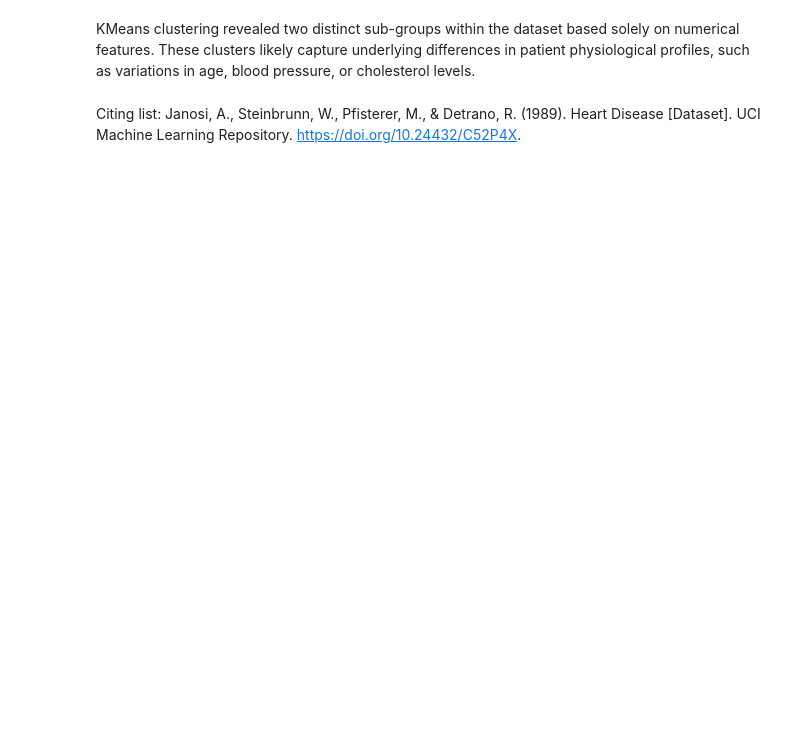
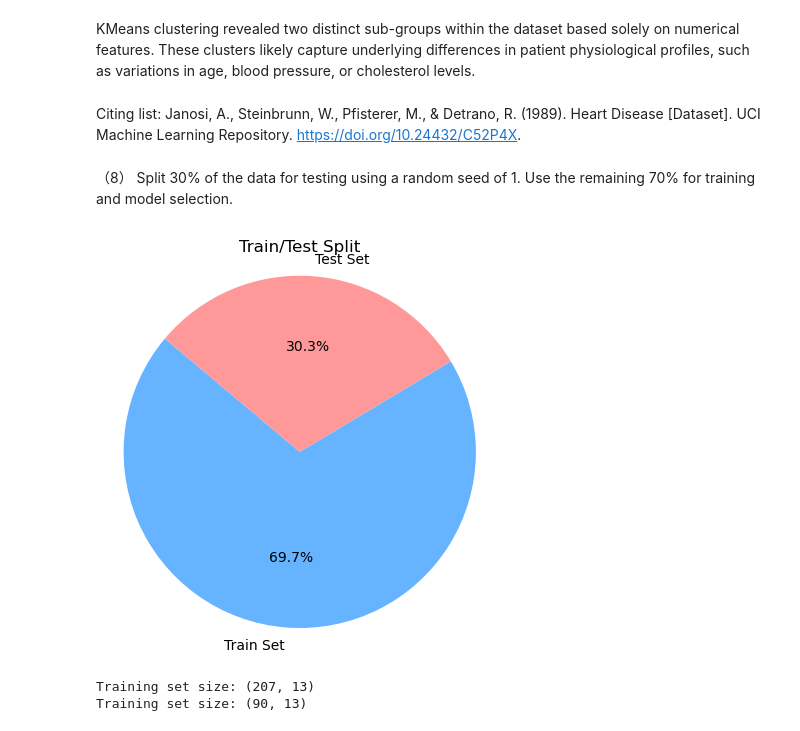
Before and after one commit to ZihanWu123/Group12, a Jupyter notebook: Group 12_HW6.ipynb, the cells around one changed output. Saved outputs shown, nothing was run; the diff lists cells and outputs as text; code cells hidden in the pictures; blank space fills up the shorter version.

```diff
--- a/Group 12_HW6.ipynb
+++ b/Group 12_HW6.ipynb
@@ -282,3 +313,5 @@ plt.show()
 KMeans clustering revealed two distinct sub-groups within the dataset based solely on numerical features. These clusters likely capture underlying differences in patient physiological profiles, such as variations in age, blood pressure, or cholesterol levels.
 # %% [markdown]
 Citing list: Janosi, A., Steinbrunn, W., Pfisterer, M., & Detrano, R. (1989). Heart Disease [Dataset]. UCI Machine Learning Repository. https://doi.org/10.24432/C52P4X.
+# %% [markdown]
+（8） Split 30% of the data for testing using a random seed of 1. Use the remaining 70% for training and model selection.
@@ -284,0 +330,32 @@ Citing list: Janosi, A., Steinbrunn, W., Pfisterer, M., & Detrano, R. (1989). He
+# %%
+from sklearn.model_selection import train_test_split
+
+sizes = [len(X_train), len(X_test)]
+labels = ['Train Set', 'Test Set']
+
+plt.figure(figsize=(5, 5))
+plt.pie(sizes, labels=labels, autopct='%1.1f%%', startangle=140, colors=['#66b3ff','#ff9999'])
+plt.title("Train/Test Split")
+plt.axis('equal')
+plt.show()
+# %% [output]
+[figure, added]
+# %%
+from sklearn.model_selection import train_test_split
+from sklearn.preprocessing import StandardScaler
+
+filtered_X_ori = filtered_X_ori.dropna()
+filtered_y = df.loc[filtered_X_ori.index, 'num']
+
+scaler = StandardScaler()
+X_scaled = scaler.fit_transform(filtered_X_ori)
+
+X_train, X_test, y_train, y_test = train_test_split(
+    X_scaled, filtered_y, test_size=0.3, random_state=1
+)
+
+print("Training set size:", X_train.shape)
+print("Training set size:", X_test.shape)
+# %% [output]
+Training set size: (207, 13)
+Training set size: (90, 13)
```
Also changed, not shown: parts of 27 cells of this notebook.
